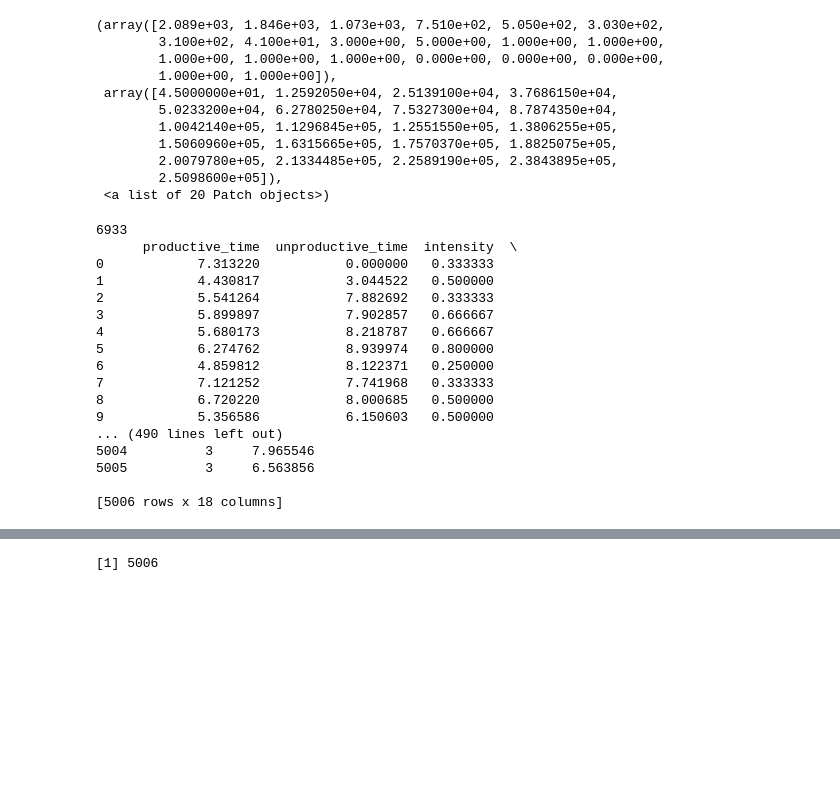
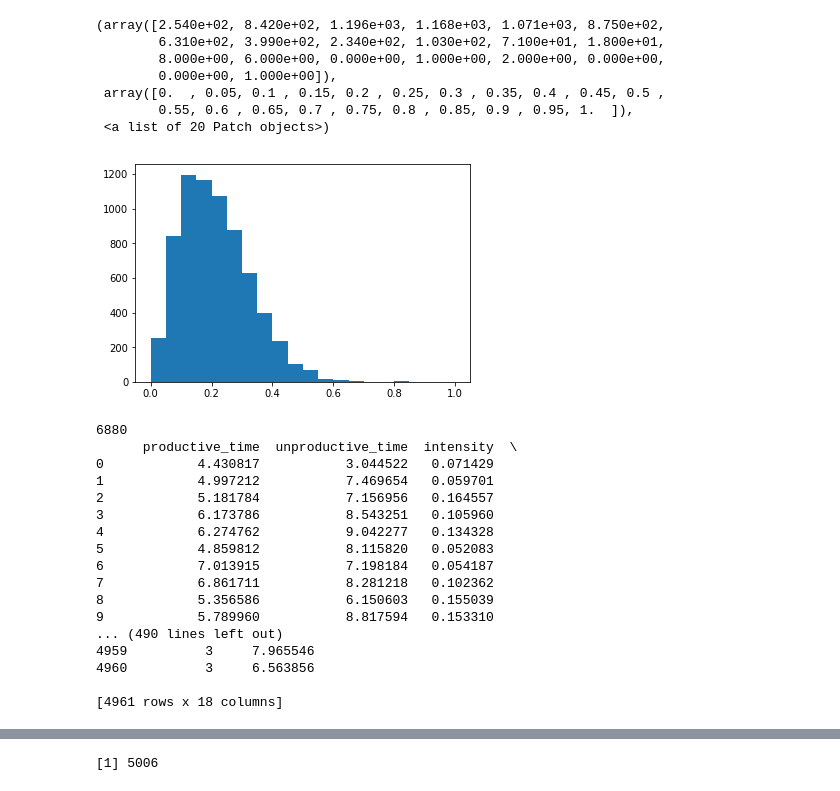
Before and after one commit to gkovacs/habitlab-conservation-analysis, a Jupyter notebook: Effect of Frequency on Total Time Spent.ipynb, the cells around one changed output, grey strips where cells are left out. Drawn from its saved outputs; the diff is of its cells as text; code cells hidden in the pictures; blank space fills up the shorter version.

Commit message:
other_goal_stuffs

```diff
--- a/Effect of Frequency on Total Time Spent.ipynb
+++ b/Effect of Frequency on Total Time Spent.ipynb
@@ -15,7 +15,7 @@ from yaml import load
 from pymongo import MongoClient
 from getsecret import getsecret
 
-client = MongoClient(getsecret("MONGODB_URI"))
+client = MongoClient(getsecret("EXT_URI"))
 db = client[getsecret("MOBILE_NAME")]
 ext_client = MongoClient(getsecret("EXT_URI"))
 
@@ -138,12 +138,15 @@ for account in accounts:
     curr_date = ""
     day_data = {PRODUCTIVE_TIME: 0, UNPRODUCTIVE_TIME: 0,INTENSITY: 0, INFREQ_GOALS: set([]), TARGET_TIME:0,
                 FREQ_TIME: 0, TOTAL_TIME: 0, GOAL_TIME: 0, HASH: account["_id"], GOALS: set([]),
-                FREQ_GOALS: set([]), OTHER_TIME: 0, INSTALL: '' }
+                FREQ_GOALS: set([]), OTHER_TIME: 0, INSTALL: '', "num_sessions": 0 }
     for user in account[ANDROID]:
         day_data[INSTALL] = user
-        for s in db[user+ "_sessions"].find({"enabled": {"$exists": True}, "duration": {"$lt": 86400}}):
+        for s in db[user+ "_sessions"].find({"interventions": {"$exists": True}, "enabled": {"$exists": True}, "duration": {"$lt": 86400}}):
             if (s["duration"] <= 0):
               continue
+            day_data["num_sessions"] += 1
+            if len(s["interventions"]) > 0:
+                day_data[INTENSITY] += 1
             time = moment.unix(s["timestamp"])
             date = time.format("YYYY-MM-DD")
             if date != curr_date:
@@ -154,10 +157,12 @@ for account in accounts:
                     for key in day_data:
                         if "time" in key and day_data[key] > 0:
                             day_data[key]= math.log(day_data[key])
+                    print(str(day_data[INTENSITY]) + " " + str(day_data["num_sessions"]) )
+                    day_data[INTENSITY] /= day_data["num_sessions"]
                     day_stats.append(day_data)
                     day_data = {PRODUCTIVE_TIME: 0, UNPRODUCTIVE_TIME: 0,INTENSITY: 0, INFREQ_GOALS: set([]), TARGET_TIME:0,
                                 FREQ_TIME: 0, TOTAL_TIME: 0, GOAL_TIME: 0, HASH: account["_id"], GOALS: set([]),
-                                FREQ_GOALS: set([]), OTHER_TIME: 0, INSTALL: user }
+                                FREQ_GOALS: set([]), OTHER_TIME: 0, INSTALL: user, "num_sessions": 0 }
                 curr_date = date
             if "enabled" in s:
                 if s["enabled"]:
@@ -165,7 +170,12 @@ for account in accounts:
                     if s["duration"] > 0:
                         if s["domain"] + "_domain_time" not in day_data:
                             day_data[s["domain"]+"_domain_time"] = 0
+                            day_data[s["domain"] + "_num_sessions"] = 0
+                            day_data[s["domain"] + "_intervention_sessions"] = 0
                         day_data[s["domain"]+"_domain_time"] += s["duration"]
+                        day_data[s["domain"] + "_num_sessions"] += 1
+                        if len(s["interventions"]) > 0:
+                            day_data[s["domain"] +"_intervention_sessions"] += 1
                     if "frequent" in s and s["frequent"]:
                         day_data[FREQ_TIME] += s["duration"]
                         day_data[FREQ_GOALS].add(s["domain"])
@@ -186,23 +214,20 @@ for account in accounts:
 # %%
 import matplotlib.pyplot as pyplot
 pyplot.figure(12)
-pyplot.hist([math.exp(day[TOTAL_TIME]) for day in day_stats if math.exp(day[TOTAL_TIME])], bins=20)
+pyplot.hist([day[INTENSITY] for day in day_stats if math.exp(day[TOTAL_TIME])], bins=20)
 # %% [output]
-(array([2.089e+03, 1.846e+03, 1.073e+03, 7.510e+02, 5.050e+02, 3.030e+02,
-        3.100e+02, 4.100e+01, 3.000e+00, 5.000e+00, 1.000e+00, 1.000e+00,
-        1.000e+00, 1.000e+00, 1.000e+00, 0.000e+00, 0.000e+00, 0.000e+00,
-        1.000e+00, 1.000e+00]),
- array([4.5000000e+01, 1.2592050e+04, 2.5139100e+04, 3.7686150e+04,
-        5.0233200e+04, 6.2780250e+04, 7.5327300e+04, 8.7874350e+04,
-        1.0042140e+05, 1.1296845e+05, 1.2551550e+05, 1.3806255e+05,
-        1.5060960e+05, 1.6315665e+05, 1.7570370e+05, 1.8825075e+05,
-        2.0079780e+05, 2.1334485e+05, 2.2589190e+05, 2.3843895e+05,
-        2.5098600e+05]),
+(array([2.540e+02, 8.420e+02, 1.196e+03, 1.168e+03, 1.071e+03, 8.750e+02,
+        6.310e+02, 3.990e+02, 2.340e+02, 1.030e+02, 7.100e+01, 1.800e+01,
+        8.000e+00, 6.000e+00, 0.000e+00, 1.000e+00, 2.000e+00, 0.000e+00,
+        0.000e+00, 1.000e+00]),
+ array([0.  , 0.05, 0.1 , 0.15, 0.2 , 0.25, 0.3 , 0.35, 0.4 , 0.45, 0.5 ,
+        0.55, 0.6 , 0.65, 0.7 , 0.75, 0.8 , 0.85, 0.9 , 0.95, 1.  ]),
  <a list of 20 Patch objects>)
+[figure, added]
 # %%
 import pandas as pd
 INFREQ_TIME = "infreq_time"
-data_frame_dict = { key: [] for key in day_stats[0] if "domain_time" not in key}
+data_frame_dict = { key: [] for key in day_stats[0] if "domain_time" not in key and "num_sessions" not in key and "intervention_sessions" not in key}
 NUM_GOALS = "num_goals"
 data_frame_dict[AVG_GOAL_TIME] = []
 data_frame_dict[AVG_FREQ_TIME] = []
@@ -218,12 +243,8 @@ for item in day_stats:
             #if key == 'install_id':
             #  continue
             #print(key)
-            if "domain_time" not in key:
-                if key == INTENSITY:
-                    data_frame_dict[key].append(len(item[FREQ_GOALS])/len(item[GOALS]))
-                    #data_frame_dict[key].append(1-math.exp(item[FREQ_TIME])/math.exp(item[TOTAL_TIME]))
-                else:
-                    data_frame_dict[key].append((item[key]))
+            if "domain_time" not in key and "num_sessions" not in key and "intervention_sessions" not in key:
+                data_frame_dict[key].append((item[key]))
         data_frame_dict[AVG_GOAL_TIME].append(item[GOAL_TIME]/len(item[GOALS]))
         data_frame_dict[AVG_FREQ_TIME].append(item[FREQ_TIME]/len(item[FREQ_GOALS]))
         data_frame_dict[AVG_INFREQ_TIME].append(math.log(math.exp(item[GOAL_TIME])-math.exp(item[FREQ_TIME]))/len(item[INFREQ_GOALS]))
@@ -236,23 +257,23 @@ print(df)
 #mean([len(item[GOALS]) for item in day_stats])
 df.to_csv('effect_freq_time_spent_2018_09_10.csv')
 # %% [output]
-6933
+6880
       productive_time  unproductive_time  intensity  \
-0            7.313220           0.000000   0.333333
-1            4.430817           3.044522   0.500000
-2            5.541264           7.882692   0.333333
-3            5.899897           7.902857   0.666667
-4            5.680173           8.218787   0.666667
-5            6.274762           8.939974   0.800000
-6            4.859812           8.122371   0.250000
-7            7.121252           7.741968   0.333333
-8            6.720220           8.000685   0.500000
-9            5.356586           6.150603   0.500000
+0            4.430817           3.044522   0.071429
+1            4.997212           7.469654   0.059701
+2            5.181784           7.156956   0.164557
+3            6.173786           8.543251   0.105960
+4            6.274762           9.042277   0.134328
+5            4.859812           8.115820   0.052083
+6            7.013915           7.198184   0.054187
+7            6.861711           8.281218   0.102362
+8            5.356586           6.150603   0.155039
+9            5.789960           8.817594   0.153310
 ... (490 lines left out)
-5004          3     7.965546
-5005          3     6.563856
+4959          3     7.965546
+4960          3     6.563856
 
-[5006 rows x 18 columns]
+[4961 rows x 18 columns]
 # %%
 %%R -i df -w 5 -h 5 --units in -r 200
 
```
Also changed, not shown: parts of 6 cells of this notebook, 1 other file.
